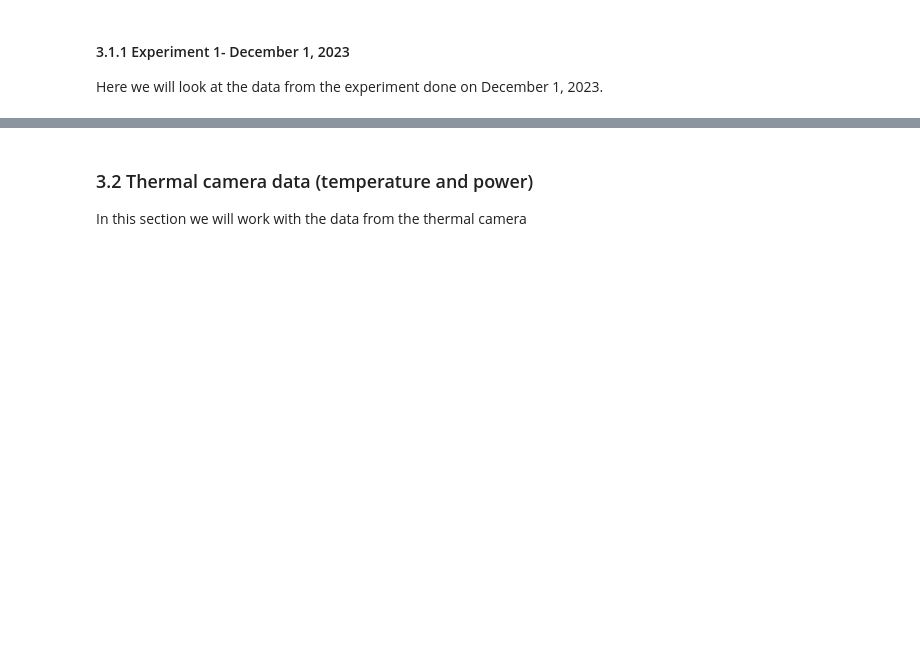
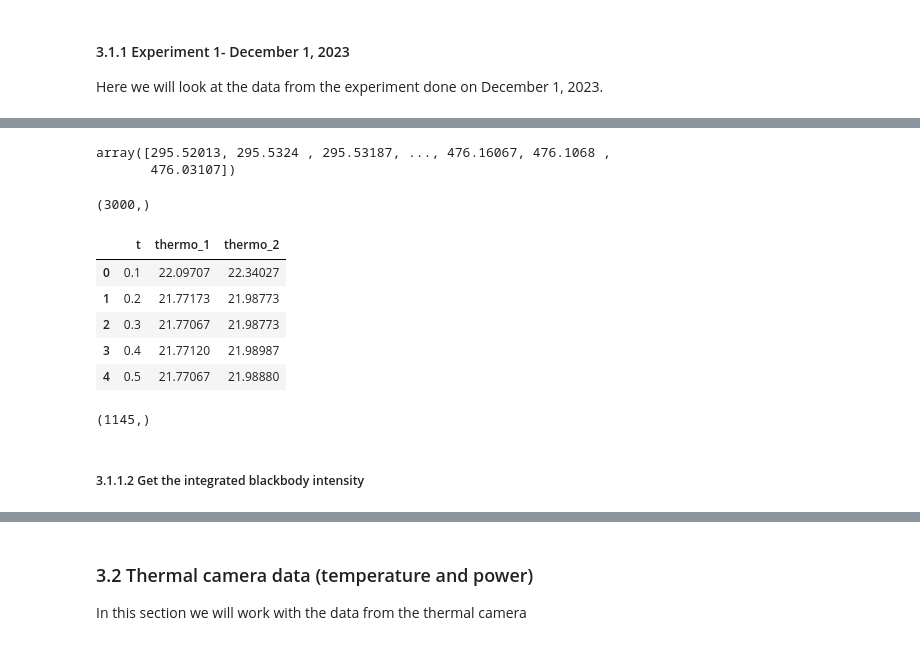
Before and after one commit to KaushalTimilsina/ResearchProject, a Jupyter notebook: Integration.ipynb, the cells around one changed output, grey strips where cells are left out. Drawn from its saved outputs; the diff is of its cells as text; code cells hidden in the pictures; blank space fills up the shorter version.

```diff
--- a/Integration.ipynb
+++ b/Integration.ipynb
@@ -803,0 +828,24 @@ Here we will look at the data from the experiment done on December 1, 2023.
+# %%
+# Let's see what it looks like
+T_couple1_10_cm_min
+# %% [output]
+array([295.52013, 295.5324 , 295.53187, ..., 476.16067, 476.1068 ,
+       476.03107])
+# %%
+# Let's see the shape of the data
+np.shape(T_couple2_10_cm_min)
+# %% [output]
+(3000,)
+# %%
+# Let's read the data from the sheet on 180 A 20 cm min-1 experiment into a pandas dataframe
+df_180A_20cm_min_couple = pd.read_excel(open('/home/kushik/Kushik/TU Chemnitz/WS 23 24/Research Project/Emissivity/GitHub/ResearchProject/Experiment Dec 1/Measurement/231201_thermo_couples.xlsx','rb'), sheet_name='180A_20_cm_min')
+# %%
+# Let's see what it looks like
+df_180A_20cm_min_couple.head()
+# %% [output]
+|  | t | thermo_1 | thermo_2 |
+| 0 | 0.1 | 22.09707 | 22.34027 |
+| 1 | 0.2 | 21.77173 | 21.98773 |
+| 2 | 0.3 | 21.77067 | 21.98773 |
+| 3 | 0.4 | 21.77120 | 21.98987 |
+| 4 | 0.5 | 21.77067 | 21.98880 |
@@ -803,0 +860,7 @@ Here we will look at the data from the experiment done on December 1, 2023.
+# %%
+# Let's see the shape of the data
+np.shape(T_couple2_20_cm_min)
+# %% [output]
+(1145,)
+# %% [markdown]
+##### 3.1.1.2 Get the integrated blackbody intensity
```
Also changed, not shown: parts of 23 cells of this notebook, 1 other file.
